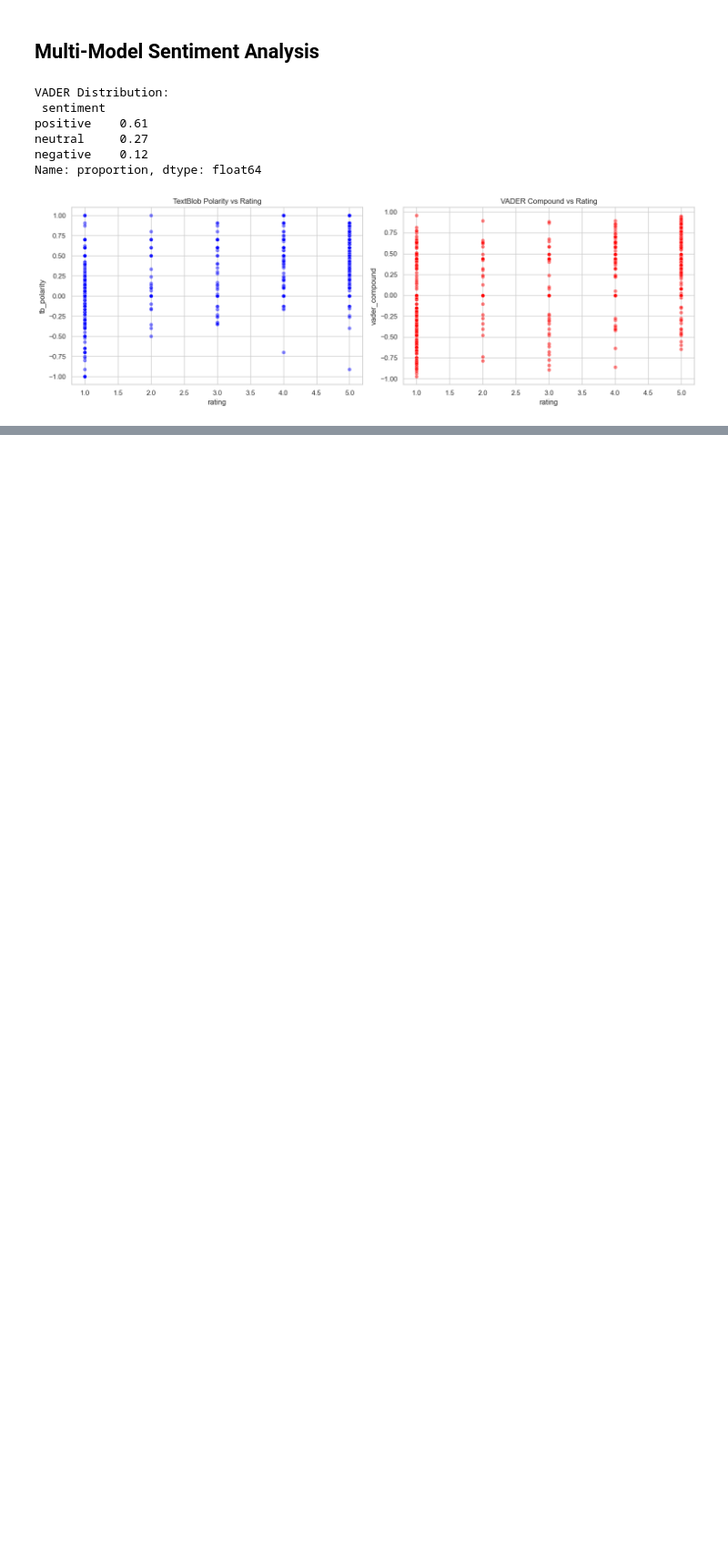
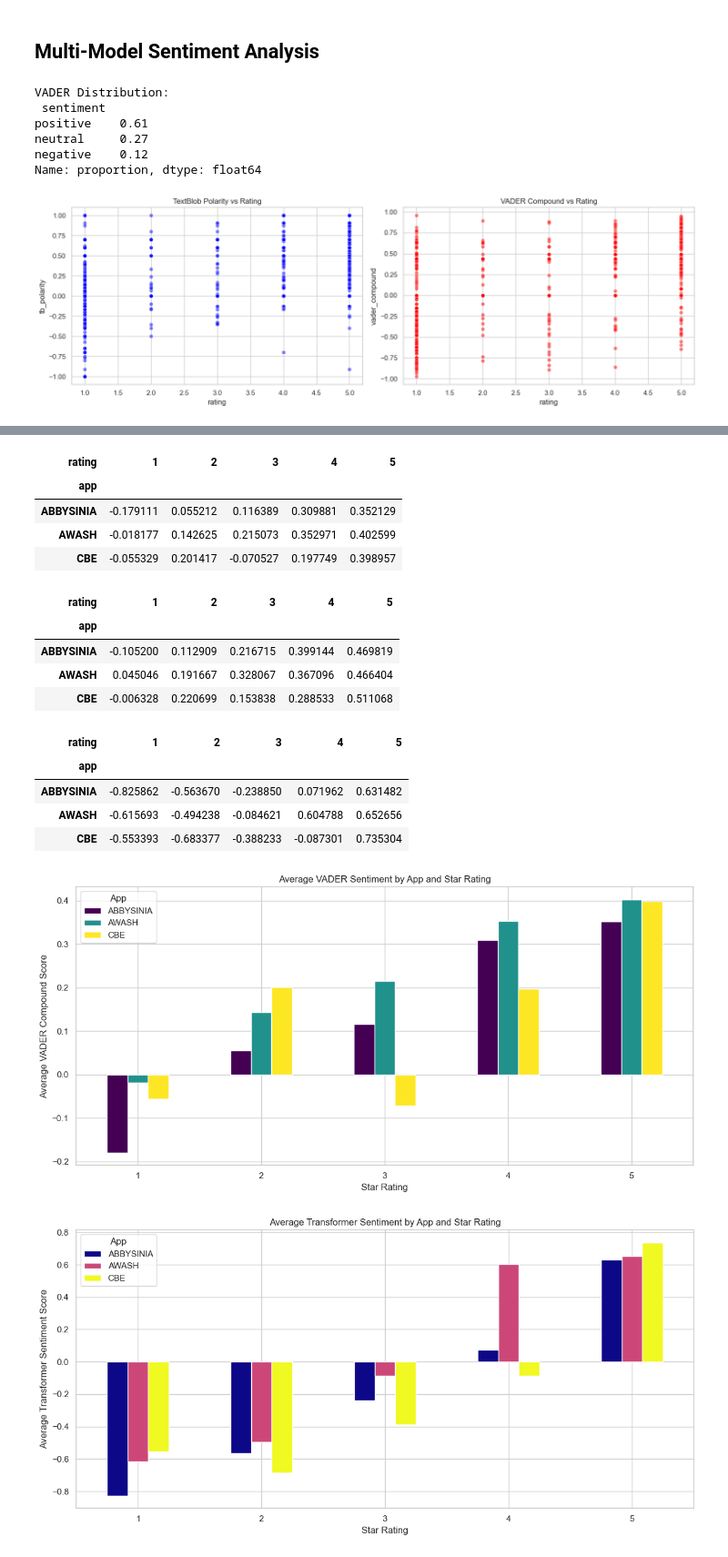
Before and after one commit to Ilham148/fintech_review_analytics, a Jupyter notebook: notebooks/bank_review.ipynb, the cells around one changed output, grey strips where cells are left out. Shown at 91% size. Cells and saved outputs as stored; diff of their text form; code cells hidden in the pictures; blank space fills up the shorter version.

```diff
--- a/notebooks/bank_review.ipynb
+++ b/notebooks/bank_review.ipynb
@@ -554,0 +593,50 @@ plt.tight_layout(); plt.show()
+# %%
+# Aggregate VADER sentiment scores by app and star rating
+vader_agg_sentiment = df_clean.groupby(['app', 'rating'])['vader_compound'].mean().unstack()
+display(vader_agg_sentiment)
+
+# Aggregate TextBlob polarity scores by app and star rating
+tb_agg_sentiment = df_clean.groupby(['app', 'rating'])['tb_polarity'].mean().unstack()
+display(tb_agg_sentiment)
+
+# Aggregate Transformer sentiment scores by app and star rating
+transformer_agg_sentiment = df_clean.groupby(['app', 'rating'])['transformer_sentiment_score'].mean().unstack()
+display(transformer_agg_sentiment)
+
+# Visualize VADER sentiment by app and rating
+vader_agg_sentiment.T.plot(kind='bar', figsize=(12, 6), colormap='viridis')
+plt.title('Average VADER Sentiment by App and Star Rating')
+plt.xlabel('Star Rating')
+plt.ylabel('Average VADER Compound Score')
+plt.xticks(rotation=0)
+plt.legend(title='App')
+plt.tight_layout()
+plt.show()
+
+# Visualize Transformer sentiment by app and rating
+transformer_agg_sentiment.T.plot(kind='bar', figsize=(12, 6), colormap='plasma')
+plt.title('Average Transformer Sentiment by App and Star Rating')
+plt.xlabel('Star Rating')
+plt.ylabel('Average Transformer Sentiment Score')
+plt.xticks(rotation=0)
+plt.legend(title='App')
+plt.tight_layout()
+plt.show()
+# %% [output]
+| rating | 1 | 2 | 3 | 4 | 5 |
+| app |  |  |  |  |  |
+| ABBYSINIA | -0.179111 | 0.055212 | 0.116389 | 0.309881 | 0.352129 |
+| AWASH | -0.018177 | 0.142625 | 0.215073 | 0.352971 | 0.402599 |
+| CBE | -0.055329 | 0.201417 | -0.070527 | 0.197749 | 0.398957 |
+| rating | 1 | 2 | 3 | 4 | 5 |
+| app |  |  |  |  |  |
+| ABBYSINIA | -0.105200 | 0.112909 | 0.216715 | 0.399144 | 0.469819 |
+| AWASH | 0.045046 | 0.191667 | 0.328067 | 0.367096 | 0.466404 |
+| CBE | -0.006328 | 0.220699 | 0.153838 | 0.288533 | 0.511068 |
+| rating | 1 | 2 | 3 | 4 | 5 |
+| app |  |  |  |  |  |
+| ABBYSINIA | -0.825862 | -0.563670 | -0.238850 | 0.071962 | 0.631482 |
+| AWASH | -0.615693 | -0.494238 | -0.084621 | 0.604788 | 0.652656 |
+| CBE | -0.553393 | -0.683377 | -0.388233 | -0.087301 | 0.735304 |
+[figure, added]
+[figure, added]
```
Also changed, not shown: parts of 19 cells of this notebook, 1 other file.
